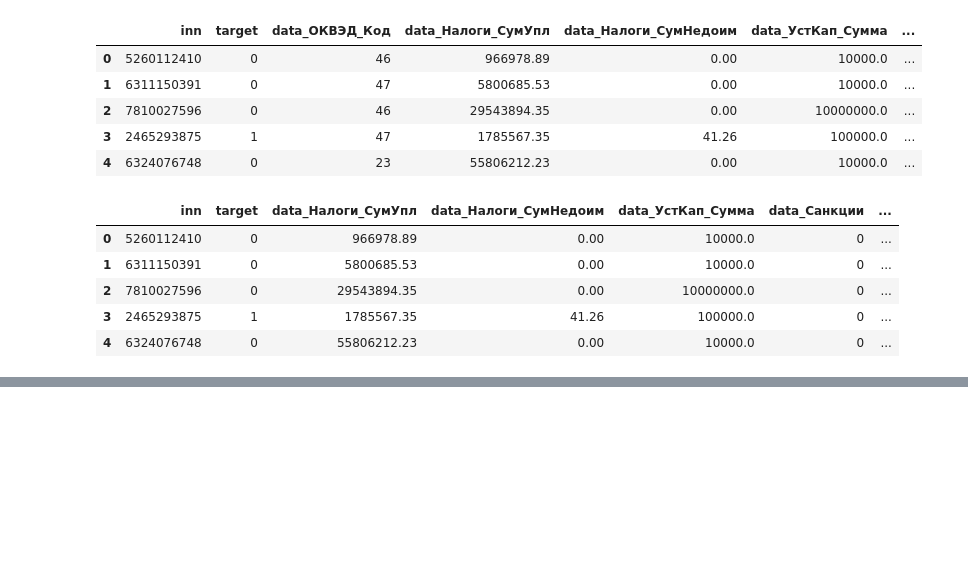
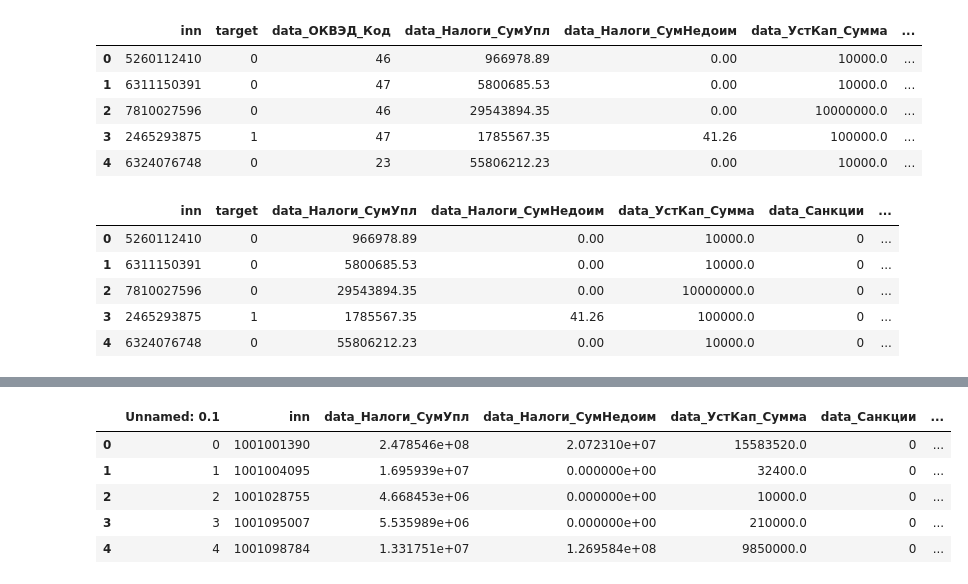
Before and after one commit to XXXkoshaster/17-23, a Jupyter notebook: PSB/notebooks/preprocessing.ipynb, the cells around one changed output, grey strips where cells are left out. Saved outputs shown, nothing was run; the diff lists cells and outputs as text; code cells hidden in the pictures; blank space fills up the shorter version.

```diff
--- a/PSB/notebooks/preprocessing.ipynb
+++ b/PSB/notebooks/preprocessing.ipynb
@@ -303,3 +302,34 @@ msno.matrix(test_data)
+# %%
+columns_to_log = [
+    'data_Налоги_СумУпл',
+    'data_УстКап_Сумма',
+    'Общая_сумма',
+    'Максимальная_сумма',
+    'Среднее_по_делу',
+    '2022_1300', '2022_1600', '2022_1700', '2022_2110', '2022_2400',
+    '2023_1300', '2023_1600', '2023_1700', '2023_2110', '2023_2400',
+    '2024_1300', '2024_1600', '2024_1700', '2024_2110', '2024_2400'
+]
+def safe_log_transform(series):
+    # Добавляем 1, чтобы избежать log(0), и берём модуль для отрицательных значений
+    return np.log1p(series.abs() + 1)
+
+for col in columns_to_log:
+    if col in full_data.columns:
+        # Создаём новый столбец с префиксом 'log_'
+        new_col_name = f'log_{col}'
+        full_data[new_col_name] = safe_log_transform(full_data[col])
+    else:
+        print(f"Столбец {col} не найден в DataFrame")
+full_data = full_data.drop(columns="data_ОКВЭД_Код")
+full_data.head()
+# %% [output]
+|  | Unnamed: 0.1 | inn | data_Налоги_СумУпл | data_Налоги_СумНедоим | data_УстКап_Сумма | data_Санкции | ... |
+| 0 | 0 | 1001001390 | 2.478546e+08 | 2.072310e+07 | 15583520.0 | 0 | ... |
+| 1 | 1 | 1001004095 | 1.695939e+07 | 0.000000e+00 | 32400.0 | 0 | ... |
+| 2 | 2 | 1001028755 | 4.668453e+06 | 0.000000e+00 | 10000.0 | 0 | ... |
+| 3 | 3 | 1001095007 | 5.535989e+06 | 0.000000e+00 | 210000.0 | 0 | ... |
+| 4 | 4 | 1001098784 | 1.331751e+07 | 1.269584e+08 | 9850000.0 | 0 | ... |
 # %%
 prewrite_train_data = train_data
 prewrite_test_data = test_data
```
Also changed, not shown: parts of 8 cells of this notebook, 3 other files.
